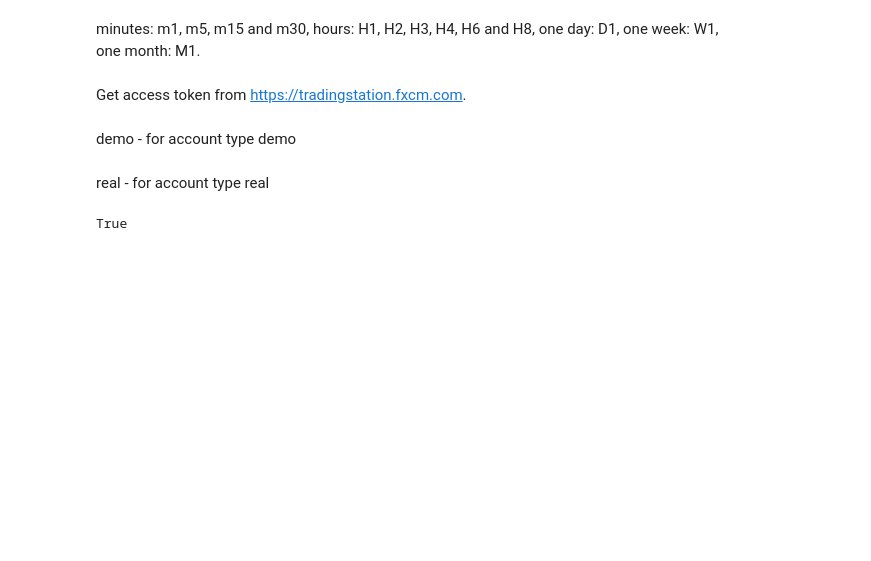
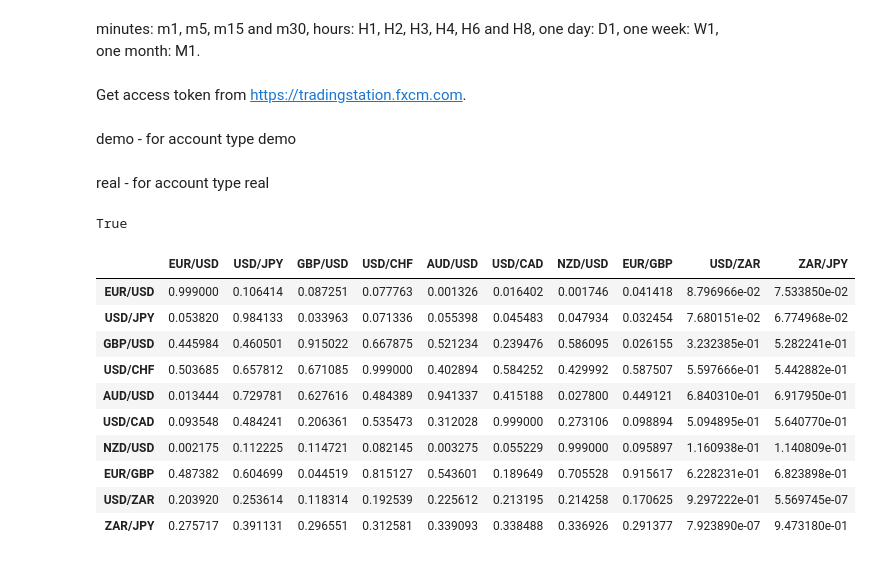
Before and after one commit to jtblog/FXCM_Python, a Jupyter notebook: FXCM Trader.ipynb, the cells around one changed output. Cells and saved outputs as stored; diff of their text form; code cells hidden in the pictures; blank space fills up the shorter version.

```diff
--- a/FXCM Trader.ipynb
+++ b/FXCM Trader.ipynb
@@ -136,0 +156,14 @@ except:
+# %%
+shd_obj.coint_mat
+# %% [output]
+|  | EUR/USD | USD/JPY | GBP/USD | USD/CHF | AUD/USD | USD/CAD | NZD/USD | EUR/GBP | USD/ZAR | ZAR/JPY |
+| EUR/USD | 0.999000 | 0.106414 | 0.087251 | 0.077763 | 0.001326 | 0.016402 | 0.001746 | 0.041418 | 8.796966e-02 | 7.533850e-02 |
+| USD/JPY | 0.053820 | 0.984133 | 0.033963 | 0.071336 | 0.055398 | 0.045483 | 0.047934 | 0.032454 | 7.680151e-02 | 6.774968e-02 |
+| GBP/USD | 0.445984 | 0.460501 | 0.915022 | 0.667875 | 0.521234 | 0.239476 | 0.586095 | 0.026155 | 3.232385e-01 | 5.282241e-01 |
+| USD/CHF | 0.503685 | 0.657812 | 0.671085 | 0.999000 | 0.402894 | 0.584252 | 0.429992 | 0.587507 | 5.597666e-01 | 5.442882e-01 |
+| AUD/USD | 0.013444 | 0.729781 | 0.627616 | 0.484389 | 0.941337 | 0.415188 | 0.027800 | 0.449121 | 6.840310e-01 | 6.917950e-01 |
+| USD/CAD | 0.093548 | 0.484241 | 0.206361 | 0.535473 | 0.312028 | 0.999000 | 0.273106 | 0.098894 | 5.094895e-01 | 5.640770e-01 |
+| NZD/USD | 0.002175 | 0.112225 | 0.114721 | 0.082145 | 0.003275 | 0.055229 | 0.999000 | 0.095897 | 1.160938e-01 | 1.140809e-01 |
+| EUR/GBP | 0.487382 | 0.604699 | 0.044519 | 0.815127 | 0.543601 | 0.189649 | 0.705528 | 0.915617 | 6.228231e-01 | 6.823898e-01 |
+| USD/ZAR | 0.203920 | 0.253614 | 0.118314 | 0.192539 | 0.225612 | 0.213195 | 0.214258 | 0.170625 | 9.297222e-01 | 5.569745e-07 |
+| ZAR/JPY | 0.275717 | 0.391131 | 0.296551 | 0.312581 | 0.339093 | 0.338488 | 0.336926 | 0.291377 | 7.923890e-07 | 9.473180e-01 |
```
Also changed, not shown: parts of 5 cells of this notebook, 1 other file.
